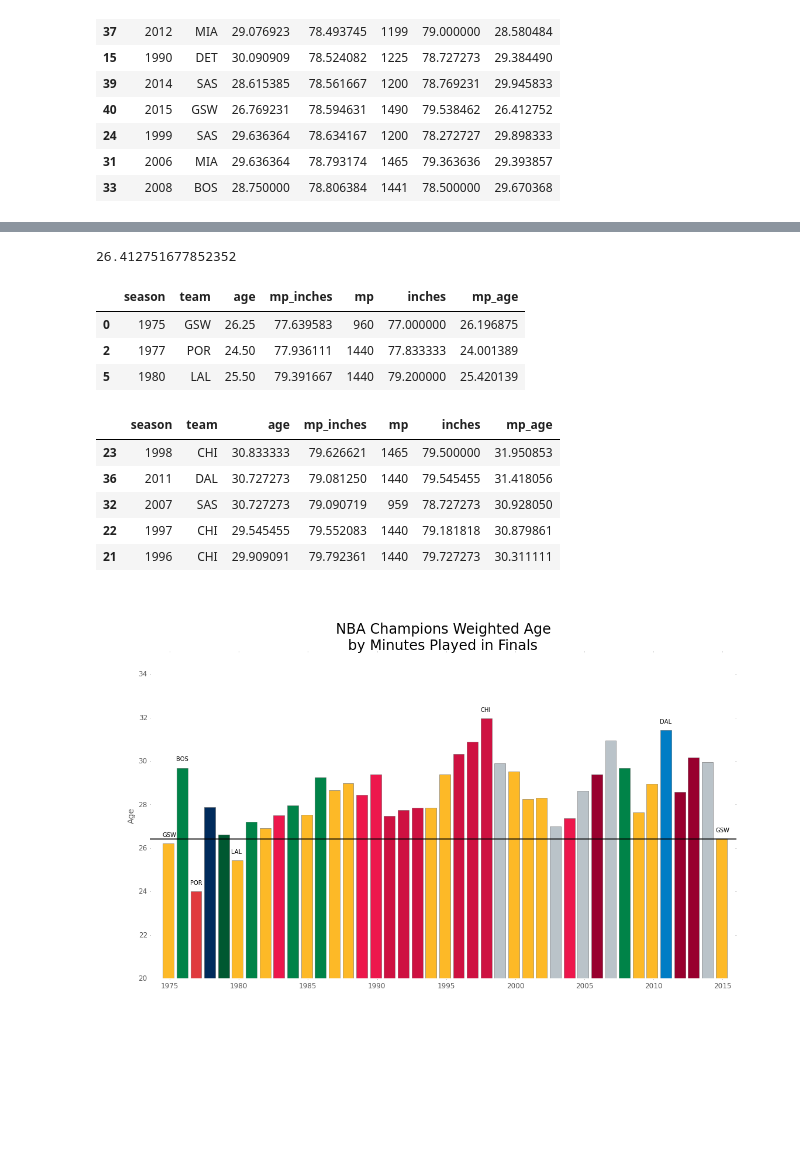
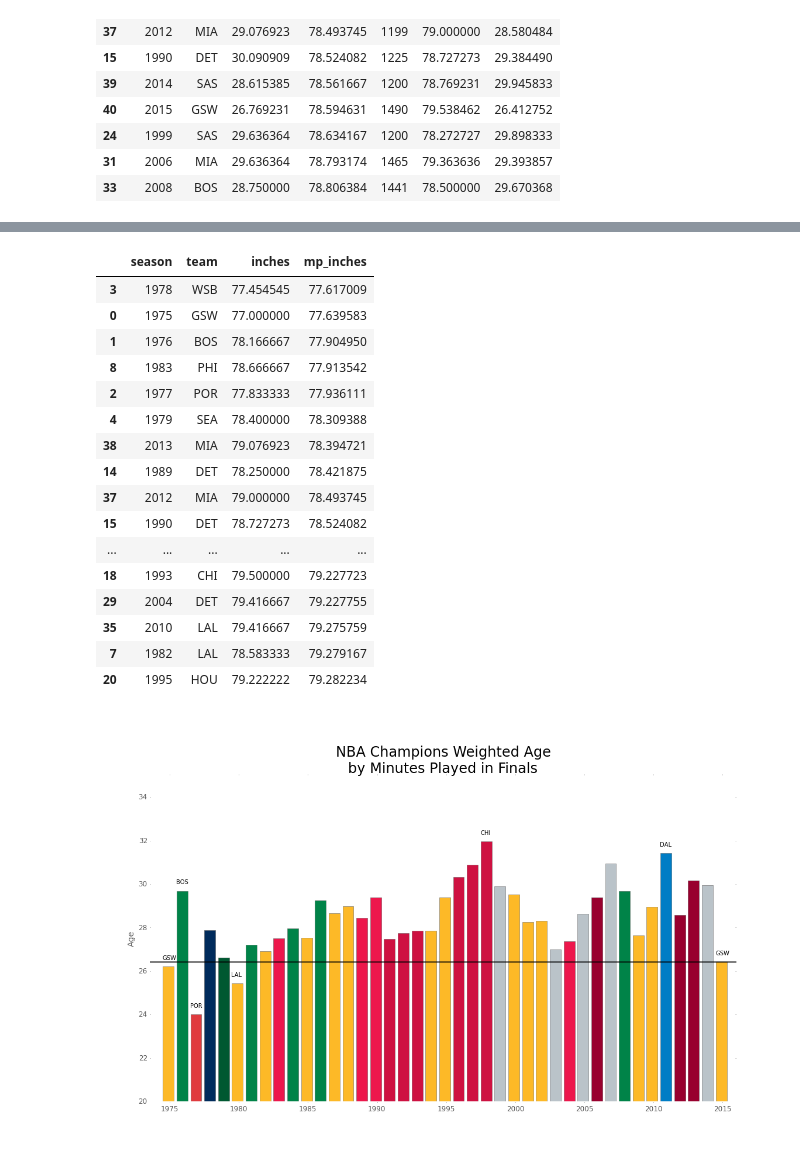
Before and after one commit to chris-sheehan/blog, a Jupyter notebook: notebooks/nba_finals_height_age.ipynb, the cells around one changed output, grey strips where cells are left out. Drawn from its saved outputs; the diff is of its cells as text; code cells hidden in the pictures; blank space fills up the shorter version.

```diff
--- a/notebooks/nba_finals_height_age.ipynb
+++ b/notebooks/nba_finals_height_age.ipynb
@@ -280,6 +280,7 @@ df_all[df_all.season == 1975].sort('mp', ascending = False)
 | 11 | 1975 | GSW | Steve Bracey | 24 | 3 | 0 | 6-1 | 73 | 0.003125 | 0.075000 | 0.228125 |
 # %%
 # df_all.to_csv('nba_finals_age_ht.csv', index = False)
+df_all =pd.read_csv('nba_finals_age_ht.csv')
 # %%
 df_all['mp_perc'] = df_all.apply(lambda r: float(r.mp)/df_all[df_all.season == r.season].mp.sum(), axis = 1)
 df_all['mp_age']= df_all.age * df_all.mp_perc
@@ -339,23 +325,23 @@ range(SEASON_RANGE[0], SEASON_RANGE[-1]+1, 5)
-# %%
-dfhts.loc[dfhts.season == 2015, 'mp_age'].values[0]
-# %% [output]
-26.412751677852352
-# %%
-dfhts[dfhts.mp_age < dfhts.loc[dfhts.season == 2015, 'mp_age'].values[0]]
-# %% [output]
-|  | season | team | age | mp_inches | mp | inches | mp_age |
-| 0 | 1975 | GSW | 26.25 | 77.639583 | 960 | 77.000000 | 26.196875 |
-| 2 | 1977 | POR | 24.50 | 77.936111 | 1440 | 77.833333 | 24.001389 |
-| 5 | 1980 | LAL | 25.50 | 79.391667 | 1440 | 79.200000 | 25.420139 |
 # %%
-dfhts.sort('mp_age', ascending = False).head()
+dfhts[['season', 'team', 'inches', 'mp_inches']].sort('mp_inches', ascending = True).head(25)
 # %% [output]
-|  | season | team | age | mp_inches | mp | inches | mp_age |
-| 23 | 1998 | CHI | 30.833333 | 79.626621 | 1465 | 79.500000 | 31.950853 |
-| 36 | 2011 | DAL | 30.727273 | 79.081250 | 1440 | 79.545455 | 31.418056 |
-| 32 | 2007 | SAS | 30.727273 | 79.090719 | 959 | 78.727273 | 30.928050 |
-| 22 | 1997 | CHI | 29.545455 | 79.552083 | 1440 | 79.181818 | 30.879861 |
-| 21 | 1996 | CHI | 29.909091 | 79.792361 | 1440 | 79.727273 | 30.311111 |
+|  | season | team | inches | mp_inches |
+| 3 | 1978 | WSB | 77.454545 | 77.617009 |
+| 0 | 1975 | GSW | 77.000000 | 77.639583 |
+| 1 | 1976 | BOS | 78.166667 | 77.904950 |
+| 8 | 1983 | PHI | 78.666667 | 77.913542 |
+| 2 | 1977 | POR | 77.833333 | 77.936111 |
+| 4 | 1979 | SEA | 78.400000 | 78.309388 |
+| 38 | 2013 | MIA | 79.076923 | 78.394721 |
+| 14 | 1989 | DET | 78.250000 | 78.421875 |
+| 37 | 2012 | MIA | 79.000000 | 78.493745 |
+| 15 | 1990 | DET | 78.727273 | 78.524082 |
+| ... | ... | ... | ... | ... |
+| 18 | 1993 | CHI | 79.500000 | 79.227723 |
+| 29 | 2004 | DET | 79.416667 | 79.227755 |
+| 35 | 2010 | LAL | 79.416667 | 79.275759 |
+| 7 | 1982 | LAL | 78.583333 | 79.279167 |
+| 20 | 1995 | HOU | 79.222222 | 79.282234 |
 # %%
 ax.set_ylabel?
 # %%
```
Also changed, not shown: parts of 5 cells of this notebook, 1 other file.
